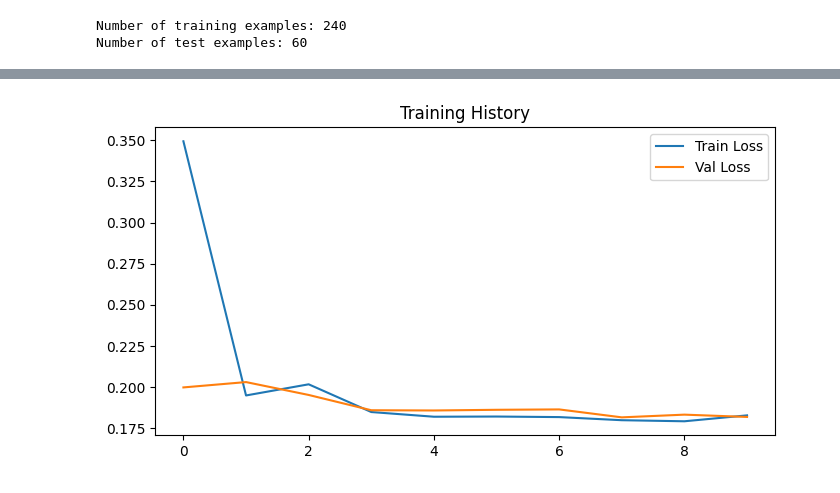
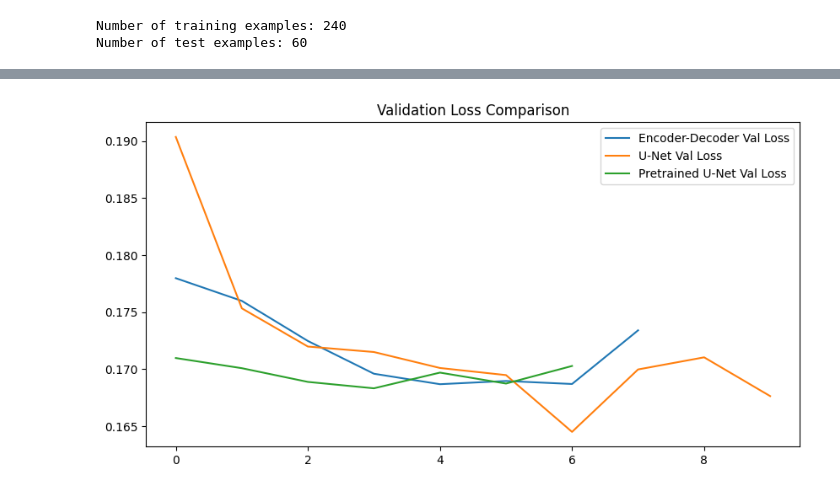
Before and after one commit to MSIMulti/AIFFEL_quest_cr, a Jupyter notebook: MainQuest/Quest07/MainQuest07.ipynb, the cells around one changed output, grey strips where cells are left out. Drawn from its saved outputs; the diff is of its cells as text; code cells hidden in the pictures.

```diff
--- a/MainQuest/Quest07/MainQuest07.ipynb
+++ b/MainQuest/Quest07/MainQuest07.ipynb
@@ -166,15 +212,23 @@ class UNet(tf.keras.Model):
 # %%
-# 모델 컴파일 및 학습
-model = UNet()
-model.compile(optimizer=tf.keras.optimizers.Adam(),
-              loss=losses.BinaryCrossentropy(),
-              metrics=['accuracy'])
+# 모델 학습 및 성능 비교
+models_to_train = {
+    "Encoder-Decoder": EncoderDecoder(),
+    "U-Net": UNet(),
+    "Pretrained U-Net": PretrainedUNet(),
+}
 
-history = model.fit(train_dataset,
-                    epochs=max_epochs,
-                    validation_data=test_dataset,
-                    callbacks=[
-                        tf.keras.callbacks.ModelCheckpoint('unet_model.keras', save_best_only=True),
+histories = {}
+for model_name, model_instance in models_to_train.items():
+    print(f"Training {model_name}...")
+    model_instance.compile(optimizer=tf.keras.optimizers.Adam(),
+                           loss=losses.BinaryCrossentropy(),
+                           metrics=['accuracy'])
+    history = model_instance.fit(train_dataset,
+                                  epochs=max_epochs,
+                                  validation_data=test_dataset,
+                                  callbacks=[
+                                      tf.keras.callbacks.ModelCheckpoint('unet_model.keras', save_best_only=True),
                         tf.keras.callbacks.EarlyStopping(patience=3)
-                    ])
+                                  ])
+    histories[model_name] = history
 # %% [output]
@@ -201,13 +252,13 @@ Epoch 10/10
 # %%
-# 성능 시각화
-def plot_history(history):
-    plt.figure(figsize=(8, 4))
-    plt.plot(history.history['loss'], label='Train Loss')
-    plt.plot(history.history['val_loss'], label='Val Loss')
+# 성능 비교 시각화
+def plot_comparison(histories):
+    plt.figure(figsize=(10, 5))
+    for model_name, history in histories.items():
+        plt.plot(history.history['val_loss'], label=f"{model_name} Val Loss")
     plt.legend()
-    plt.title('Training History')
+    plt.title("Validation Loss Comparison")
     plt.show()
 
-plot_history(history)
+plot_comparison(histories)
 # %% [output]
-[figure, old version]
+[figure, new version]
```
Also changed, not shown: parts of 11 cells of this notebook.
